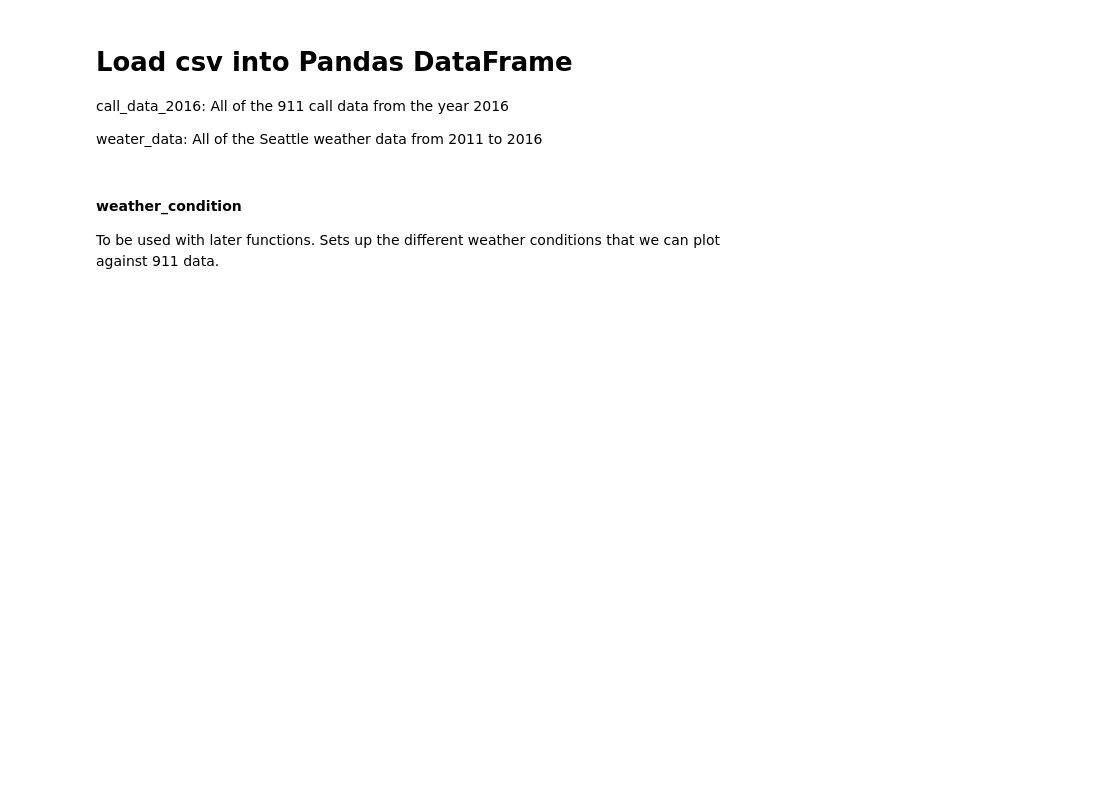
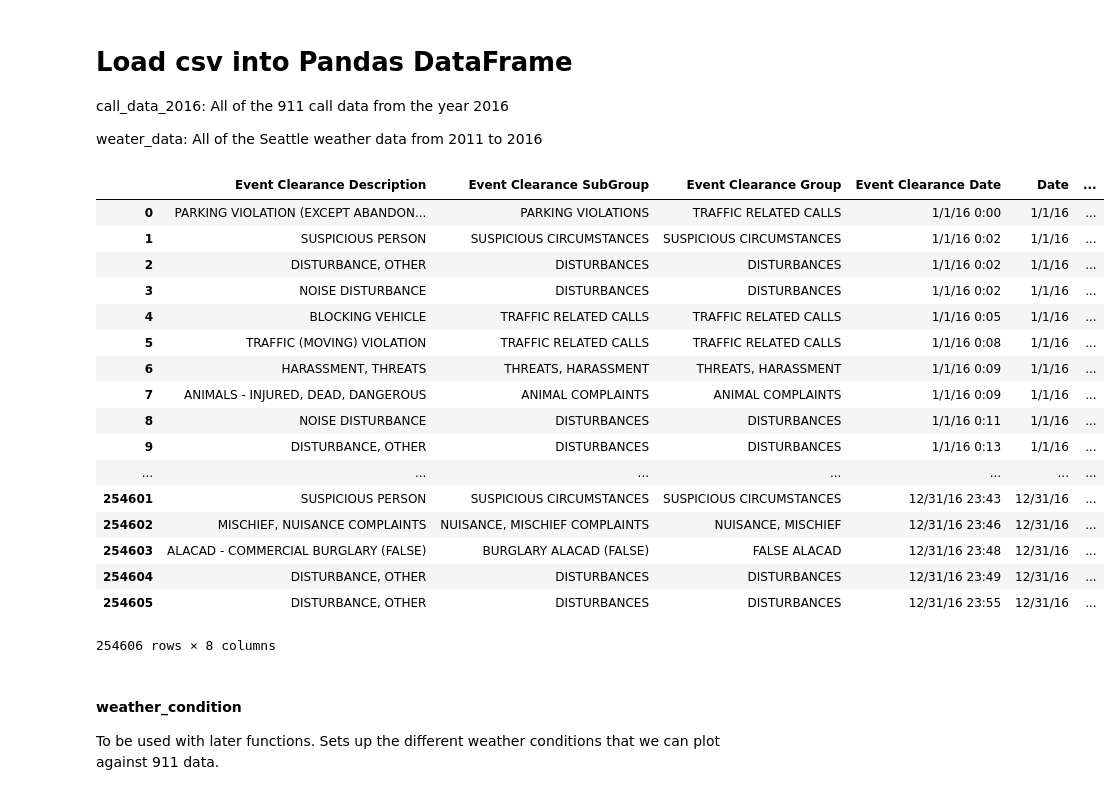
Before and after one commit to UW-Biol419-Wi2017/911_new, a Jupyter notebook: Alexs-Doc-Monday-the-6th.ipynb, the cells around one changed output. Cells and saved outputs as stored; diff of their text form; code cells hidden in the pictures; blank space fills up the shorter version.

```diff
--- a/Alexs-Doc-Monday-the-6th.ipynb
+++ b/Alexs-Doc-Monday-the-6th.ipynb
@@ -36,7 +36,26 @@ weater_data: All of the Seattle weather data from 2011 to 2016
 # %%
 call_data_2016 = pd.read_csv('2016 data.csv')
 
-#call_data_2016
+call_data_2016
+# %% [output]
+|  | Event Clearance Description | Event Clearance SubGroup | Event Clearance Group | Event Clearance Date | Date | ... |
+| 0 | PARKING VIOLATION (EXCEPT ABANDON... | PARKING VIOLATIONS | TRAFFIC RELATED CALLS | 1/1/16 0:00 | 1/1/16 | ... |
+| 1 | SUSPICIOUS PERSON | SUSPICIOUS CIRCUMSTANCES | SUSPICIOUS CIRCUMSTANCES | 1/1/16 0:02 | 1/1/16 | ... |
+| 2 | DISTURBANCE, OTHER | DISTURBANCES | DISTURBANCES | 1/1/16 0:02 | 1/1/16 | ... |
+| 3 | NOISE DISTURBANCE | DISTURBANCES | DISTURBANCES | 1/1/16 0:02 | 1/1/16 | ... |
+| 4 | BLOCKING VEHICLE | TRAFFIC RELATED CALLS | TRAFFIC RELATED CALLS | 1/1/16 0:05 | 1/1/16 | ... |
+| 5 | TRAFFIC (MOVING) VIOLATION | TRAFFIC RELATED CALLS | TRAFFIC RELATED CALLS | 1/1/16 0:08 | 1/1/16 | ... |
+| 6 | HARASSMENT, THREATS | THREATS, HARASSMENT | THREATS, HARASSMENT | 1/1/16 0:09 | 1/1/16 | ... |
+| 7 | ANIMALS - INJURED, DEAD, DANGEROUS | ANIMAL COMPLAINTS | ANIMAL COMPLAINTS | 1/1/16 0:09 | 1/1/16 | ... |
+| 8 | NOISE DISTURBANCE | DISTURBANCES | DISTURBANCES | 1/1/16 0:11 | 1/1/16 | ... |
+| 9 | DISTURBANCE, OTHER | DISTURBANCES | DISTURBANCES | 1/1/16 0:13 | 1/1/16 | ... |
+| ... | ... | ... | ... | ... | ... | ... |
+| 254601 | SUSPICIOUS PERSON | SUSPICIOUS CIRCUMSTANCES | SUSPICIOUS CIRCUMSTANCES | 12/31/16 23:43 | 12/31/16 | ... |
+| 254602 | MISCHIEF, NUISANCE COMPLAINTS | NUISANCE, MISCHIEF COMPLAINTS | NUISANCE, MISCHIEF | 12/31/16 23:46 | 12/31/16 | ... |
+| 254603 | ALACAD - COMMERCIAL BURGLARY (FALSE) | BURGLARY ALACAD (FALSE) | FALSE ALACAD | 12/31/16 23:48 | 12/31/16 | ... |
+| 254604 | DISTURBANCE, OTHER | DISTURBANCES | DISTURBANCES | 12/31/16 23:49 | 12/31/16 | ... |
+| 254605 | DISTURBANCE, OTHER | DISTURBANCES | DISTURBANCES | 12/31/16 23:55 | 12/31/16 | ... |
+254606 rows × 8 columns
 # %%
 weather_data = pd.read_csv('weather data.csv')
 
```
Also changed, not shown: parts of 4 cells of this notebook, 4 other files.
